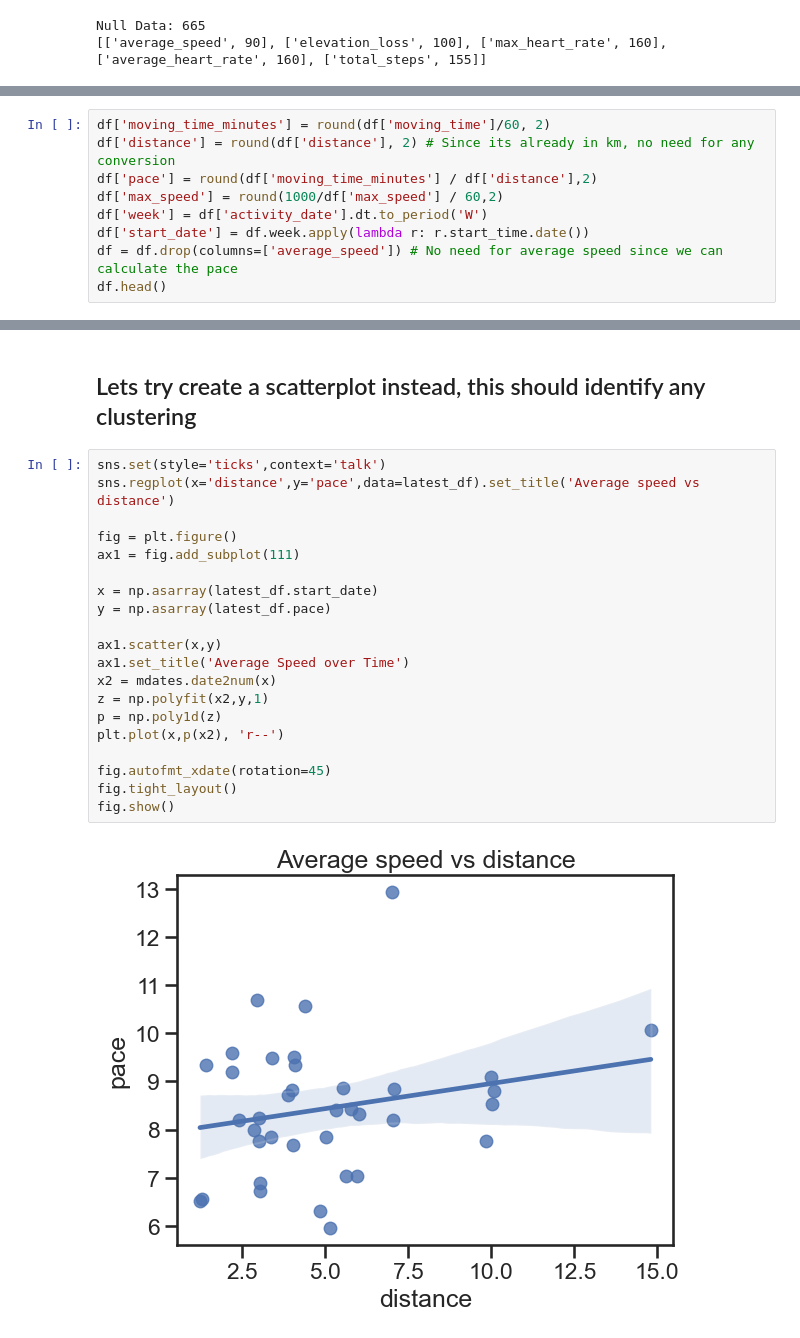
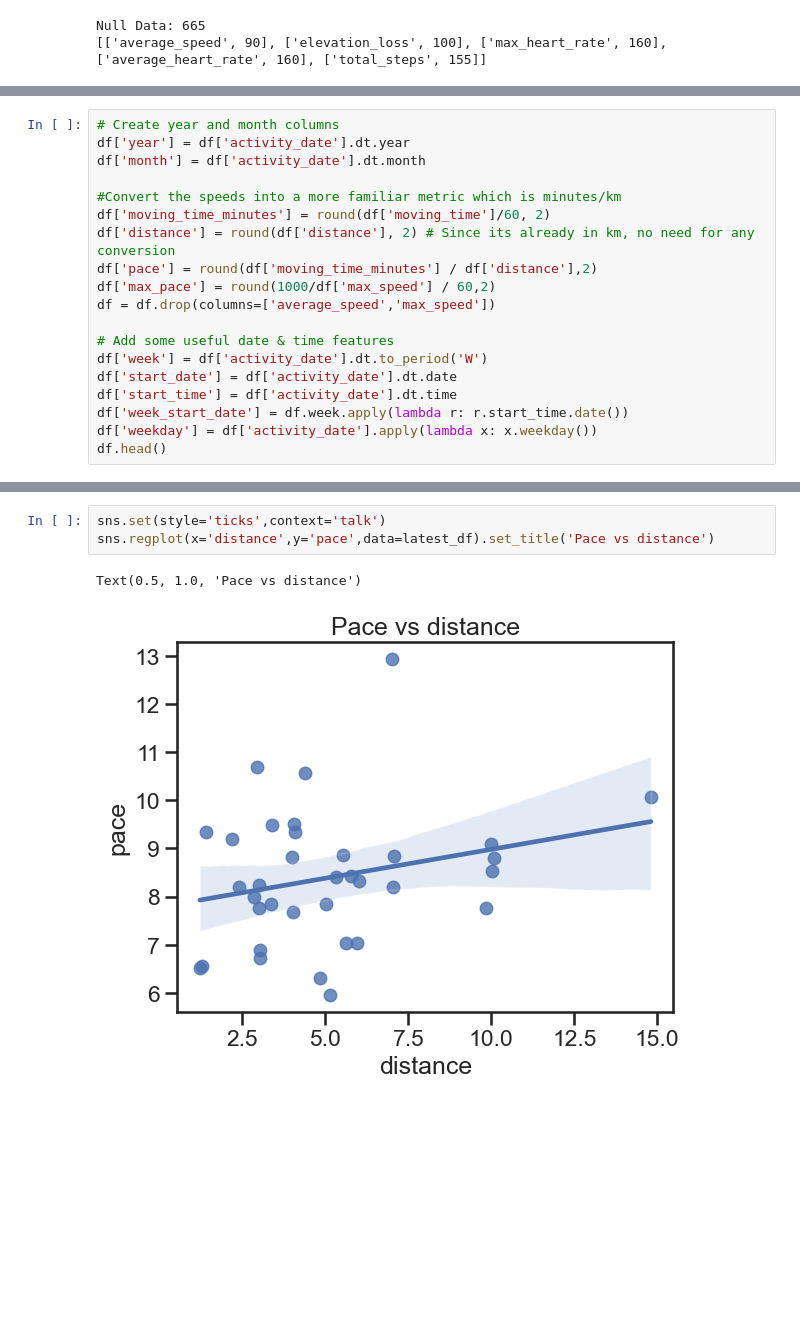
Before and after one commit to azaidrahman/Running-Analysis, a Jupyter notebook: Analysis/activities_analysis.ipynb, the cells around one changed output, grey strips where cells are left out. Cells and saved outputs as stored; diff of their text form; blank space fills up the shorter version.

```diff
--- a/Analysis/activities_analysis.ipynb
+++ b/Analysis/activities_analysis.ipynb
@@ -122,10 +150,20 @@ Null Data: 665
 # %%
+# Create year and month columns
+df['year'] = df['activity_date'].dt.year
+df['month'] = df['activity_date'].dt.month
+
+#Convert the speeds into a more familiar metric which is minutes/km
 df['moving_time_minutes'] = round(df['moving_time']/60, 2)
 df['distance'] = round(df['distance'], 2) # Since its already in km, no need for any conversion
 df['pace'] = round(df['moving_time_minutes'] / df['distance'],2)
-df['max_speed'] = round(1000/df['max_speed'] / 60,2)
+df['max_pace'] = round(1000/df['max_speed'] / 60,2)
+df = df.drop(columns=['average_speed','max_speed'])
+
+# Add some useful date & time features
 df['week'] = df['activity_date'].dt.to_period('W')
-df['start_date'] = df.week.apply(lambda r: r.start_time.date())
-df = df.drop(columns=['average_speed']) # No need for average speed since we can calculate the pace
+df['start_date'] = df['activity_date'].dt.date
+df['start_time'] = df['activity_date'].dt.time
+df['week_start_date'] = df.week.apply(lambda r: r.start_time.date())
+df['weekday'] = df['activity_date'].apply(lambda x: x.weekday())
 df.head()
 # %% [output]
@@ -216,24 +256,6 @@ Text(0.5, 1.0, 'Max speed vs distance')
-# %% [markdown]
-## Lets try create a scatterplot instead, this should identify any clustering
 # %%
 sns.set(style='ticks',context='talk')
-sns.regplot(x='distance',y='pace',data=latest_df).set_title('Average speed vs distance')
-
-fig = plt.figure()
-ax1 = fig.add_subplot(111)
-
-x = np.asarray(latest_df.start_date)
-y = np.asarray(latest_df.pace)
-
-ax1.scatter(x,y)
-ax1.set_title('Average Speed over Time')
-x2 = mdates.date2num(x)
-z = np.polyfit(x2,y,1)
-p = np.poly1d(z)
-plt.plot(x,p(x2), 'r--')
-
-fig.autofmt_xdate(rotation=45)
-fig.tight_layout()
-fig.show()
+sns.regplot(x='distance',y='pace',data=latest_df).set_title('Pace vs distance')
 # %% [output]
+Text(0.5, 1.0, 'Pace vs distance')
-[figure, old version]
+[figure, new version]
```
Also changed, not shown: parts of 50 cells of this notebook, 2 other files.
